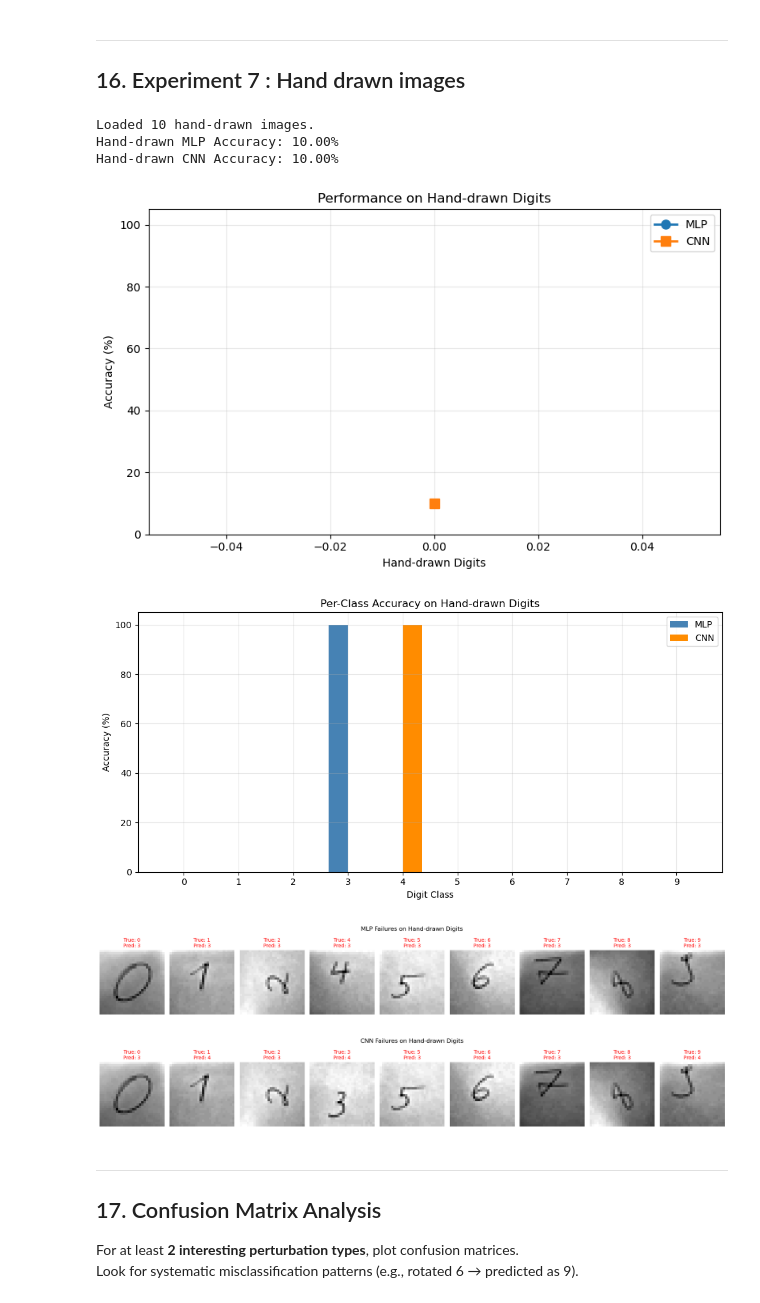
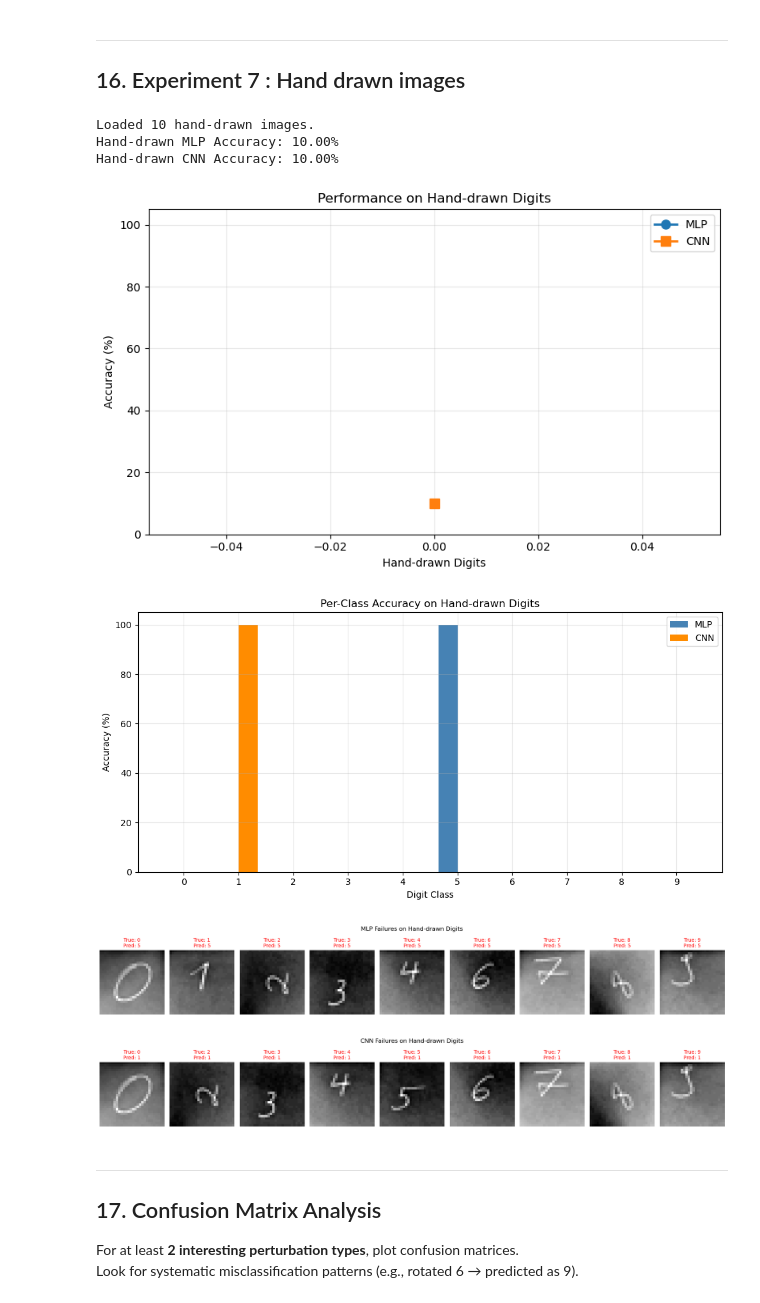
Before and after one commit to Nils-Wagnr/DeepLearning, a Jupyter notebook: RQ2 (Woche4)/RQ2_Template.ipynb, the cells around one changed output. Cells and saved outputs as stored; diff of their text form; code cells hidden in the pictures.

```diff
--- a/RQ2 (Woche4)/RQ2_Template.ipynb
+++ b/RQ2 (Woche4)/RQ2_Template.ipynb
@@ -887,38 +887,39 @@ def load_handdrawn_images(hand_drawn_numbers):
         label = int(fname.split('_')[0])  # digit class from filename
         img = Image.open(os.path.join(hand_drawn_numbers, fname)).convert('L')
         img = img.resize((28, 28))
+        img = perturb_inversion(TF.to_tensor(img)).squeeze(0)
         img_arr = np.array(img, dtype=np.float32) / 255.0
         # MNIST: white digit on black background
         # If your image is dark digit on white background, invert:
         # img_arr = 1.0 - img_arr
         images.append(img_arr)
         labels.append(label)
     return torch.tensor(np.stack(images)), torch.tensor(labels)
 
 hand_drawn_numbers = 'hand_drawn_numbers'
 hand_images, hand_labels = load_handdrawn_images(hand_drawn_numbers)
 print(f'Loaded {len(hand_images)} hand-drawn images.')
 
 mlp_acc_hand, mlp_pc_hand, mlp_pr_hand, mlp_tr_hand = evaluate_on_perturbed(mlp_model, hand_images, hand_labels)
 cnn_acc_hand, cnn_pc_hand, cnn_pr_hand, cnn_tr_hand = evaluate_on_perturbed(cnn_model, hand_images, hand_labels)
 
 results.loc[len(results)] = ['hand-drawn', 0, mlp_acc_hand, cnn_acc_hand, cnn_acc_hand - mlp_acc_hand]
 print(f'Hand-drawn MLP Accuracy: {mlp_acc_hand:.2f}%')
 print(f'Hand-drawn CNN Accuracy: {cnn_acc_hand:.2f}%')
 
 plot_degradation_curve([0], [mlp_acc_hand], [cnn_acc_hand],
                        xlabel='Hand-drawn Digits', title='Performance on Hand-drawn Digits')
 plot_per_class_comparison(mlp_pc_hand, cnn_pc_hand, title='Per-Class Accuracy on Hand-drawn Digits')
 show_failure_examples(hand_images.numpy(), mlp_tr_hand, mlp_pr_hand, 'MLP', title='MLP Failures on Hand-drawn Digits')
 show_failure_examples(hand_images.numpy(), cnn_tr_hand, cnn_pr_hand, 'CNN', title='CNN Failures on Hand-drawn Digits')
 # %% [output]
 Loaded 10 hand-drawn images.
 Hand-drawn MLP Accuracy: 10.00%
 Hand-drawn CNN Accuracy: 10.00%
 [figure]
-[figure, old version]
+[figure, new version]
-[figure, old version]
+[figure, new version]
-[figure, old version]
+[figure, new version]
 # %% [markdown]
 ---
 
```
